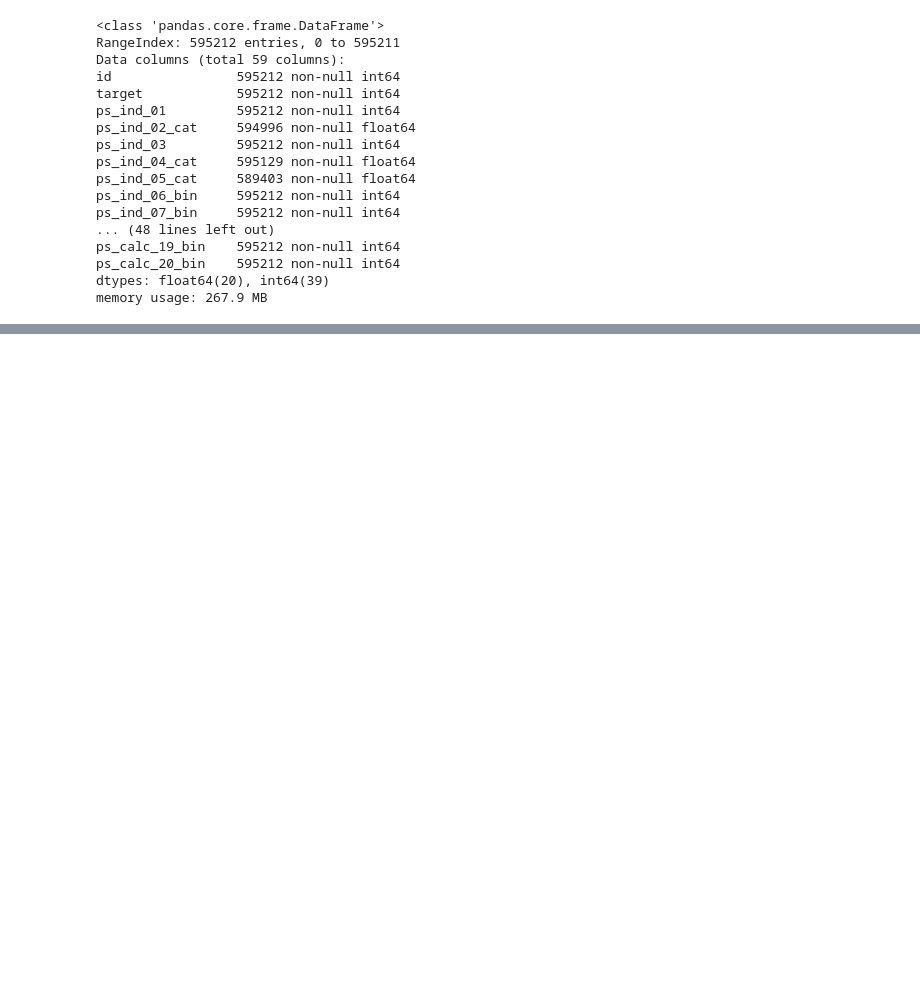
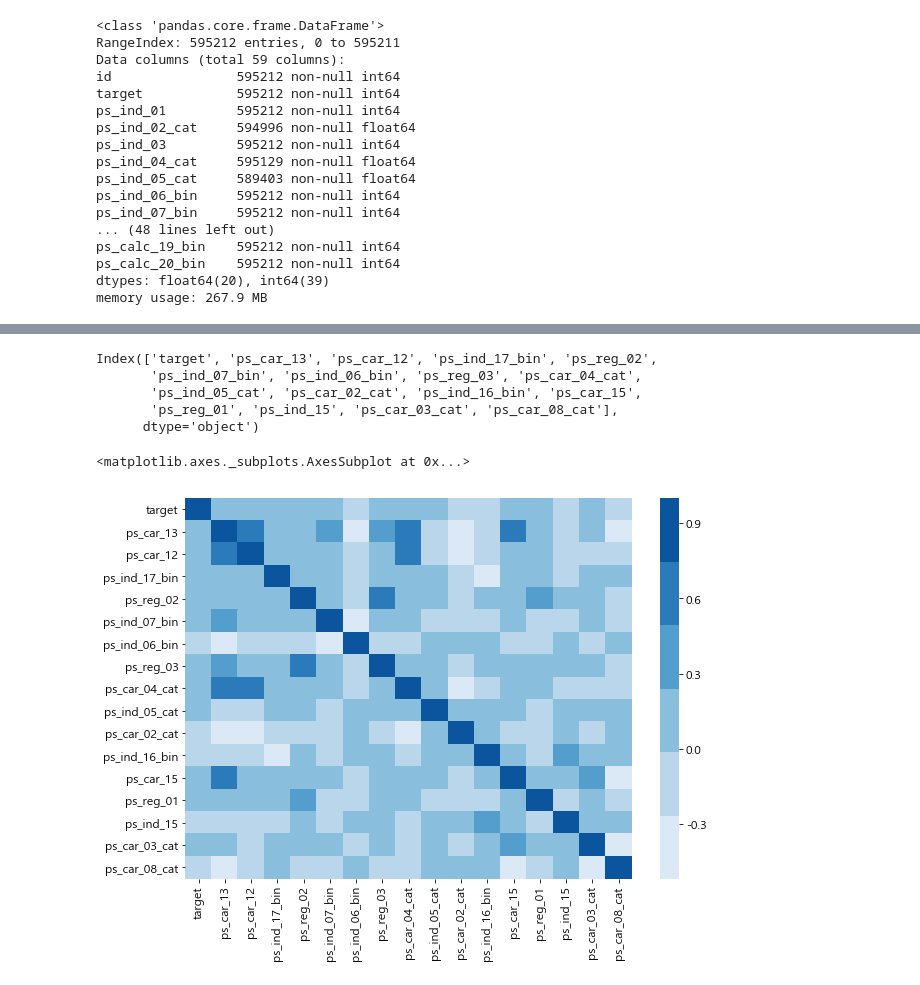
Before and after one commit to jinmang2/KSA_Modules, a Jupyter notebook: Module 3. Machine Learning with Python/20190624 module 3-4.ipynb, the cells around one changed output, grey strips where cells are left out. Cells and saved outputs as stored; diff of their text form; code cells hidden in the pictures; blank space fills up the shorter version.

```diff
--- a/Module 3. Machine Learning with Python/20190624 module 3-4.ipynb
+++ b/Module 3. Machine Learning with Python/20190624 module 3-4.ipynb
@@ -1091,0 +1097,5 @@ sns.heatmap(corr, cmap=cmap)
+# %%
+del_feat_autocorr = np.where((corr.replace({1:0}).abs() < .5).sum(axis=1))[0]
+sub_corr = corr.iloc[del_feat_autocorr]
+sub_corr = sub_corr[sub_corr.index]
+sub_corr
@@ -1092,3 +1121,19 @@ sns.heatmap(corr, cmap=cmap)
+# %%
+features = np.abs(sub_corr.loc['target']).sort_values(ascending=False)[np.where(np.abs(sub_corr.loc['target']).sort_values(ascending=False) > .02)[0]].index
+features
+# %% [output]
+Index(['target', 'ps_car_13', 'ps_car_12', 'ps_ind_17_bin', 'ps_reg_02',
+       'ps_ind_07_bin', 'ps_ind_06_bin', 'ps_reg_03', 'ps_car_04_cat',
+       'ps_ind_05_cat', 'ps_car_02_cat', 'ps_ind_16_bin', 'ps_car_15',
+       'ps_reg_01', 'ps_ind_15', 'ps_car_03_cat', 'ps_car_08_cat'],
+      dtype='object')
+# %%
+corr_sub = df[features].corr()
+f, ax = plt.subplots(figsize=(10, 7))
+sns.heatmap(corr_sub, cmap=cmap)
+# %% [output]
+<matplotlib.axes._subplots.AxesSubplot at 0x...>
+[figure, added]
 # %%
 df['is_test'] = df['target'].isnull()
 for col in bin_col + cat_col + int_col:
```
Also changed, not shown: parts of 3 cells of this notebook, 2 other files.
